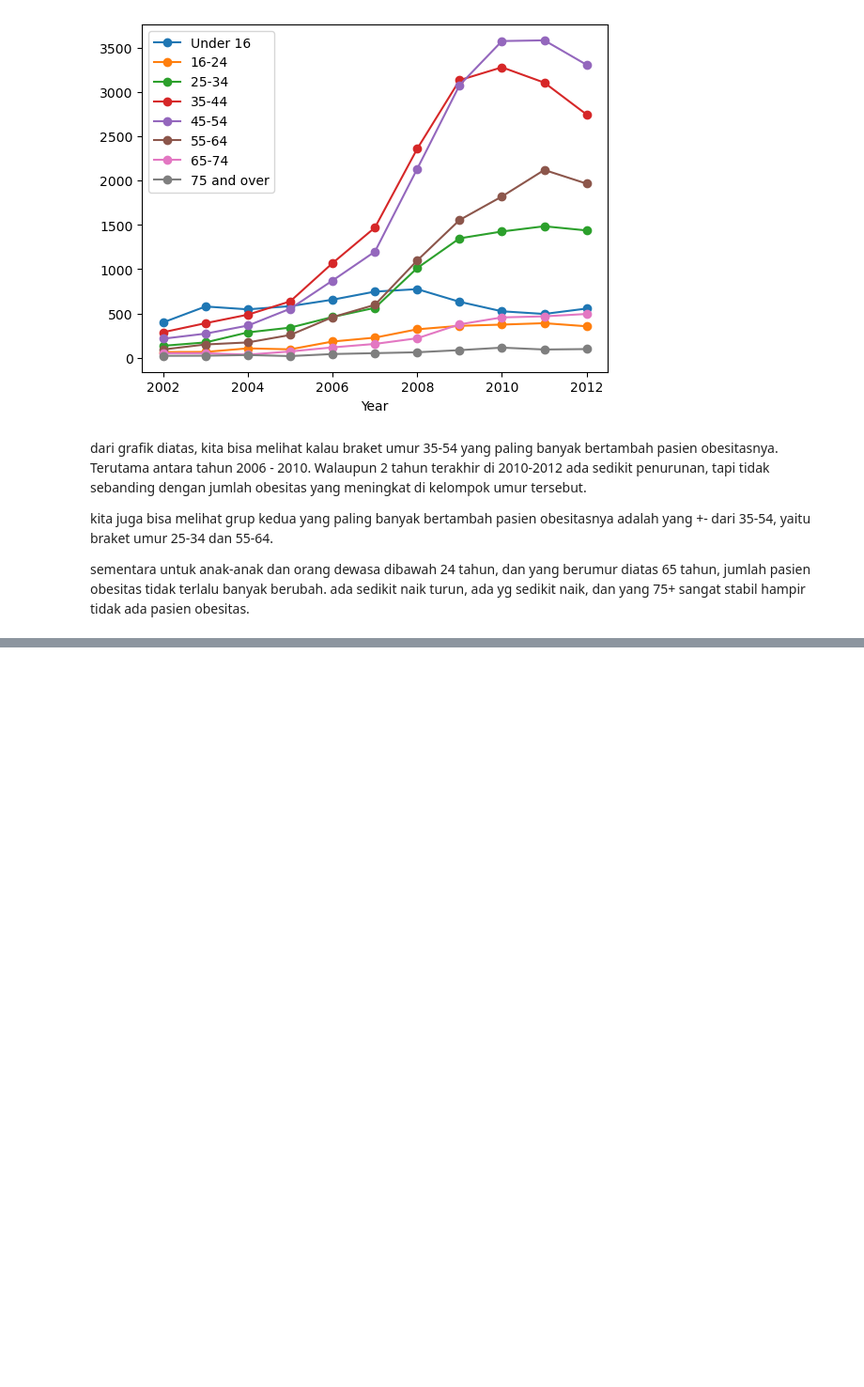
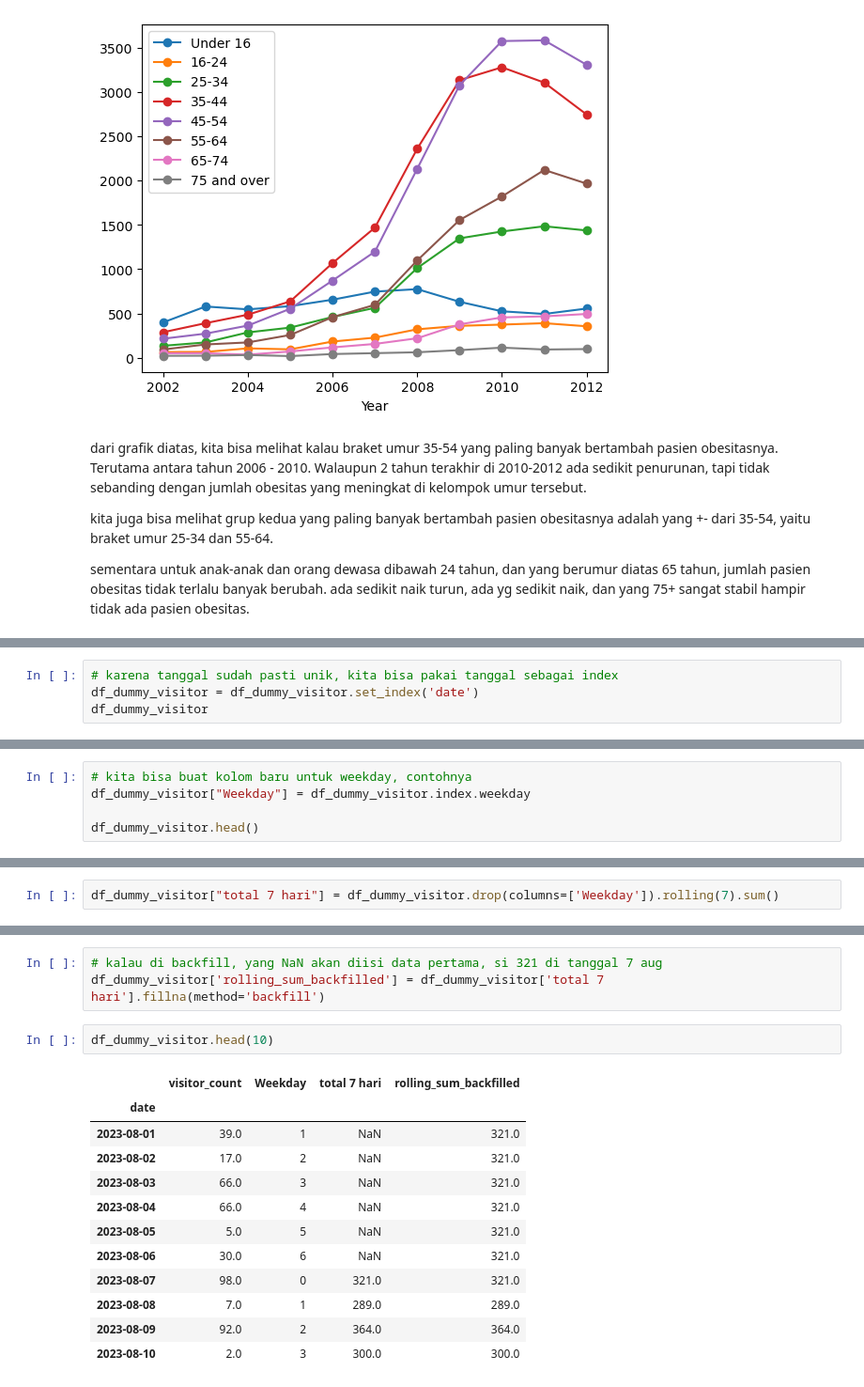
Before and after one commit to stefkwan-h8/pytn097, a Jupyter notebook: Sesi6.ipynb, the cells around one changed output, grey strips where cells are left out. Shown: that part at 94% size. Cells and saved outputs as stored; diff of their text form; blank space fills up the shorter version.

```diff
--- a/Sesi6.ipynb
+++ b/Sesi6.ipynb
@@ -570,0 +646,4 @@ sementara untuk anak-anak dan orang dewasa dibawah 24 tahun, dan yang berumur di
+# %%
+# karena tanggal sudah pasti unik, kita bisa pakai tanggal sebagai index
+df_dummy_visitor = df_dummy_visitor.set_index('date')
+df_dummy_visitor
@@ -570,0 +806,5 @@ sementara untuk anak-anak dan orang dewasa dibawah 24 tahun, dan yang berumur di
+# %%
+# kita bisa buat kolom baru untuk weekday, contohnya
+df_dummy_visitor["Weekday"] = df_dummy_visitor.index.weekday
+
+df_dummy_visitor.head()
@@ -570,0 +907,2 @@ sementara untuk anak-anak dan orang dewasa dibawah 24 tahun, dan yang berumur di
+# %%
+df_dummy_visitor["total 7 hari"] = df_dummy_visitor.drop(columns=['Weekday']).rolling(7).sum()
@@ -570,0 +924,18 @@ sementara untuk anak-anak dan orang dewasa dibawah 24 tahun, dan yang berumur di
+# %%
+# kalau di backfill, yang NaN akan diisi data pertama, si 321 di tanggal 7 aug
+df_dummy_visitor['rolling_sum_backfilled'] = df_dummy_visitor['total 7 hari'].fillna(method='backfill')
+# %%
+df_dummy_visitor.head(10)
+# %% [output]
+|  | visitor_count | Weekday | total 7 hari | rolling_sum_backfilled |
+| date |  |  |  |  |
+| 2023-08-01 | 39.0 | 1 | NaN | 321.0 |
+| 2023-08-02 | 17.0 | 2 | NaN | 321.0 |
+| 2023-08-03 | 66.0 | 3 | NaN | 321.0 |
+| 2023-08-04 | 66.0 | 4 | NaN | 321.0 |
+| 2023-08-05 | 5.0 | 5 | NaN | 321.0 |
+| 2023-08-06 | 30.0 | 6 | NaN | 321.0 |
+| 2023-08-07 | 98.0 | 0 | 321.0 | 321.0 |
+| 2023-08-08 | 7.0 | 1 | 289.0 | 289.0 |
+| 2023-08-09 | 92.0 | 2 | 364.0 | 364.0 |
+| 2023-08-10 | 2.0 | 3 | 300.0 | 300.0 |
```
Also changed, not shown: parts of 30 cells of this notebook, 1 other file.
